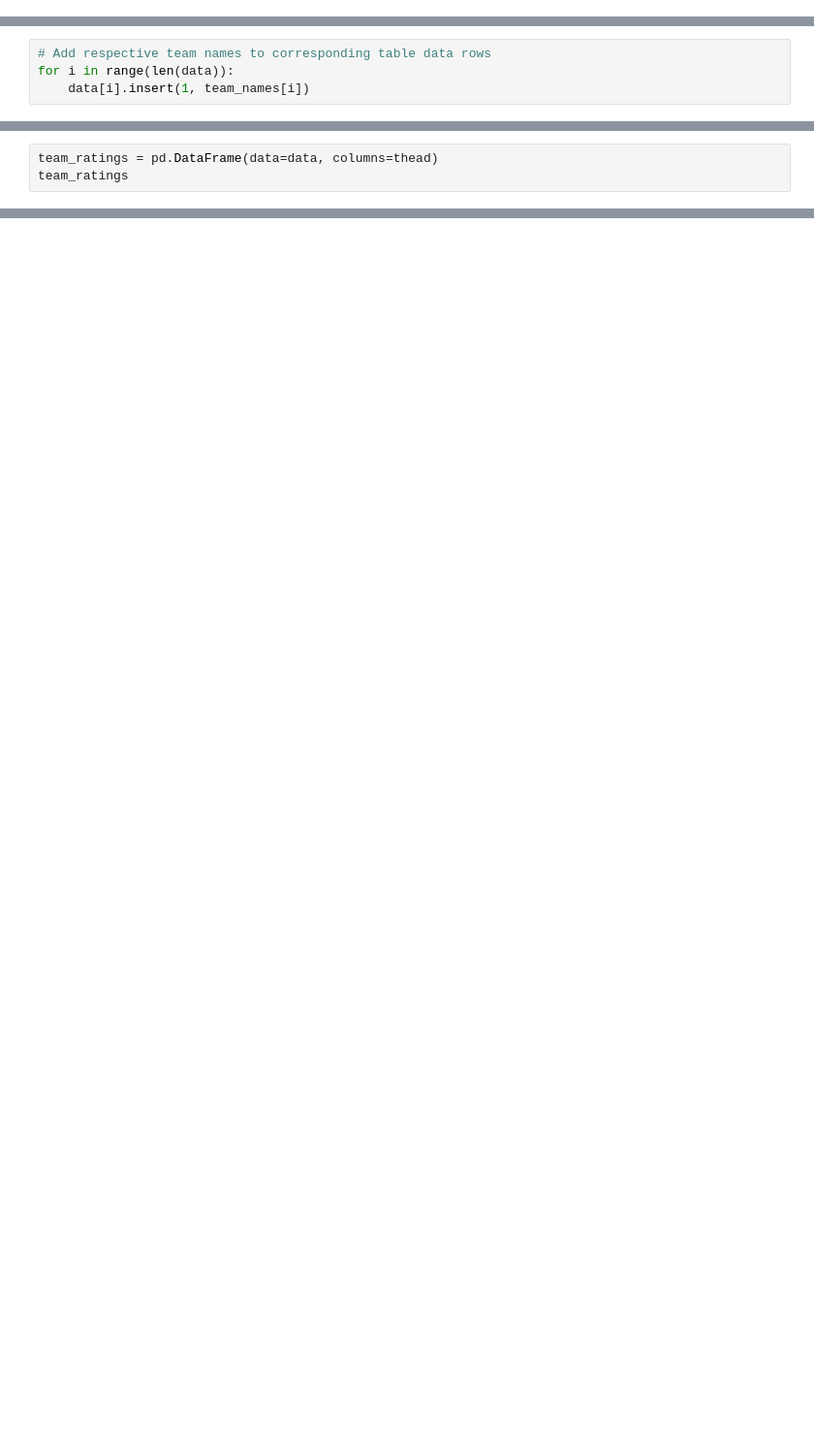
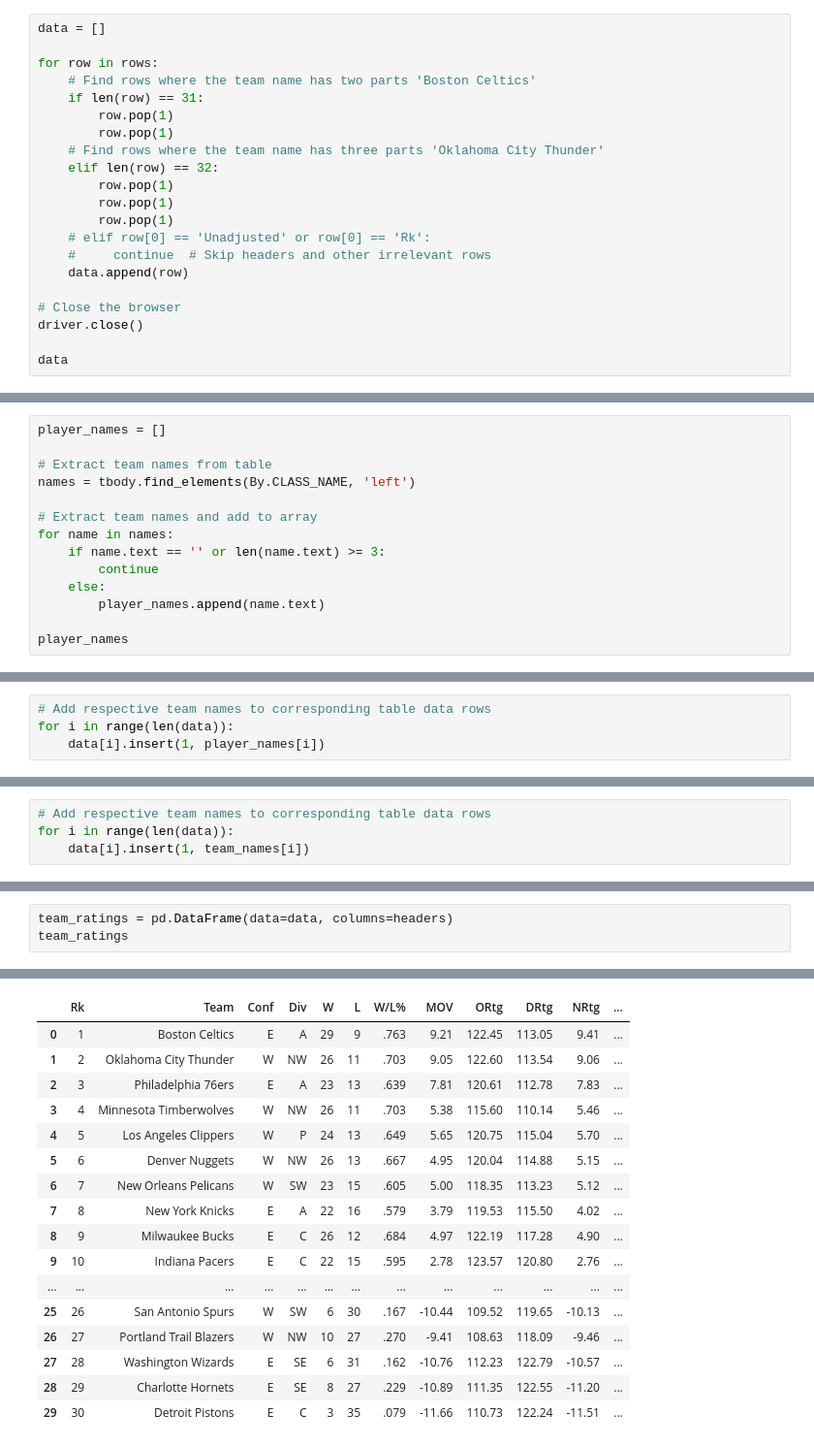
Before and after one commit to VincentGordon-Data-Analyst/nba-web-scraping-project, a Jupyter notebook: Player Stats/player_stats.ipynb, the cells around one changed output, grey strips where cells are left out. Shown at 97% size. Drawn from its saved outputs; the diff is of its cells as text; blank space fills up the shorter version.

Commit message:
Working on getting players names

```diff
--- a/Player Stats/player_stats.ipynb
+++ b/Player Stats/player_stats.ipynb
@@ -41,0 +43,21 @@ data = [row.text.split(' ') for row in table.find_elements(By.TAG_NAME, 'tr')][1
+# %%
+data = []
+
+for row in rows:
+    # Find rows where the team name has two parts 'Boston Celtics'
+    if len(row) == 31:
+        row.pop(1)
+        row.pop(1)
+    # Find rows where the team name has three parts 'Oklahoma City Thunder'
+    elif len(row) == 32:
+        row.pop(1)
+        row.pop(1)
+        row.pop(1)
+    # elif row[0] == 'Unadjusted' or row[0] == 'Rk':
+    #     continue  # Skip headers and other irrelevant rows
+    data.append(row)
+
+# Close the browser
+driver.close()
+
+data
@@ -41,0 +82,14 @@ data = [row.text.split(' ') for row in table.find_elements(By.TAG_NAME, 'tr')][1
+# %%
+player_names = []
+
+# Extract team names from table
+names = tbody.find_elements(By.CLASS_NAME, 'left')
+
+# Extract team names and add to array
+for name in names:
+    if name.text == '' or len(name.text) >= 3:
+        continue
+    else:
+        player_names.append(name.text)
+
+player_names
@@ -41,0 +114,4 @@ data = [row.text.split(' ') for row in table.find_elements(By.TAG_NAME, 'tr')][1
+# %%
+# Add respective team names to corresponding table data rows
+for i in range(len(data)):
+    data[i].insert(1, player_names[i])
@@ -200,4 +343,4 @@ data
 # %%
-team_ratings = pd.DataFrame(data=data, columns=thead)
+team_ratings = pd.DataFrame(data=data, columns=headers)
 team_ratings
 # %% [output]
@@ -204,0 +347,17 @@ TypeError: 'WebElement' object is not iterable
+|  | Rk | Team | Conf | Div | W | L | W/L% | MOV | ORtg | DRtg | NRtg | ... |
+| 0 | 1 | Boston Celtics | E | A | 29 | 9 | .763 | 9.21 | 122.45 | 113.05 | 9.41 | ... |
+| 1 | 2 | Oklahoma City Thunder | W | NW | 26 | 11 | .703 | 9.05 | 122.60 | 113.54 | 9.06 | ... |
+| 2 | 3 | Philadelphia 76ers | E | A | 23 | 13 | .639 | 7.81 | 120.61 | 112.78 | 7.83 | ... |
+| 3 | 4 | Minnesota Timberwolves | W | NW | 26 | 11 | .703 | 5.38 | 115.60 | 110.14 | 5.46 | ... |
+| 4 | 5 | Los Angeles Clippers | W | P | 24 | 13 | .649 | 5.65 | 120.75 | 115.04 | 5.70 | ... |
+| 5 | 6 | Denver Nuggets | W | NW | 26 | 13 | .667 | 4.95 | 120.04 | 114.88 | 5.15 | ... |
+| 6 | 7 | New Orleans Pelicans | W | SW | 23 | 15 | .605 | 5.00 | 118.35 | 113.23 | 5.12 | ... |
+| 7 | 8 | New York Knicks | E | A | 22 | 16 | .579 | 3.79 | 119.53 | 115.50 | 4.02 | ... |
+| 8 | 9 | Milwaukee Bucks | E | C | 26 | 12 | .684 | 4.97 | 122.19 | 117.28 | 4.90 | ... |
+| 9 | 10 | Indiana Pacers | E | C | 22 | 15 | .595 | 2.78 | 123.57 | 120.80 | 2.76 | ... |
+| ... | ... | ... | ... | ... | ... | ... | ... | ... | ... | ... | ... | ... |
+| 25 | 26 | San Antonio Spurs | W | SW | 6 | 30 | .167 | -10.44 | 109.52 | 119.65 | -10.13 | ... |
+| 26 | 27 | Portland Trail Blazers | W | NW | 10 | 27 | .270 | -9.41 | 108.63 | 118.09 | -9.46 | ... |
+| 27 | 28 | Washington Wizards | E | SE | 6 | 31 | .162 | -10.76 | 112.23 | 122.79 | -10.57 | ... |
+| 28 | 29 | Charlotte Hornets | E | SE | 8 | 27 | .229 | -10.89 | 111.35 | 122.55 | -11.20 | ... |
+| 29 | 30 | Detroit Pistons | E | C | 3 | 35 | .079 | -11.66 | 110.73 | 122.24 | -11.51 | ... |
```
Also changed, not shown: parts of 20 cells of this notebook, 3 other files.
